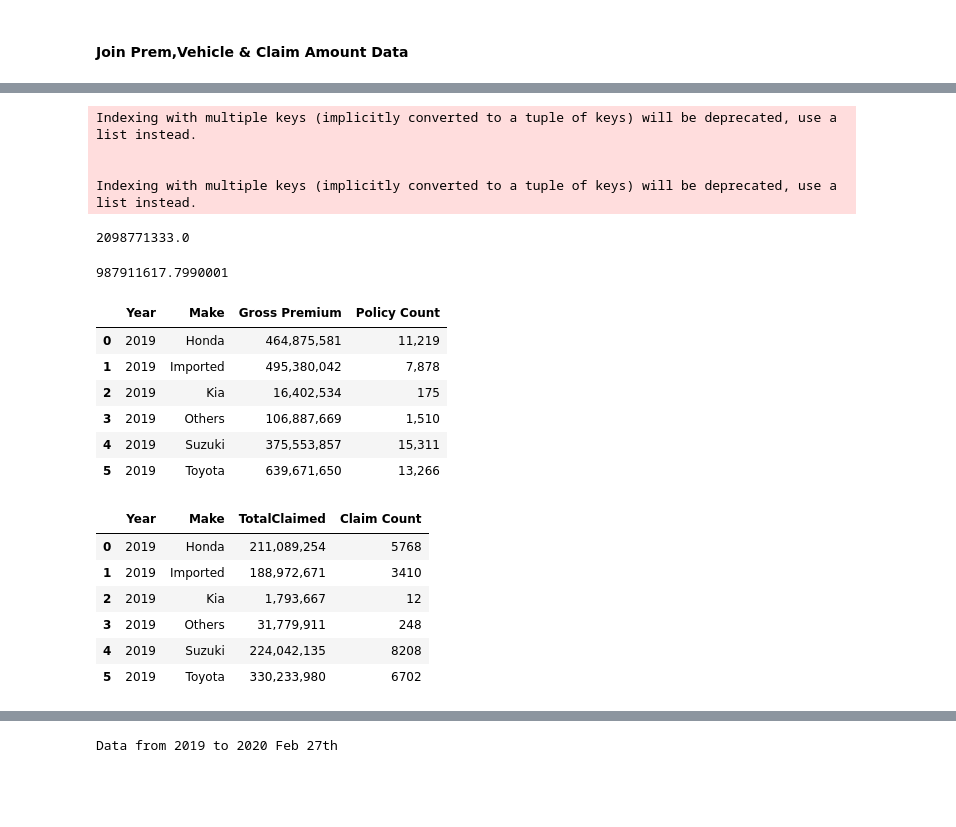
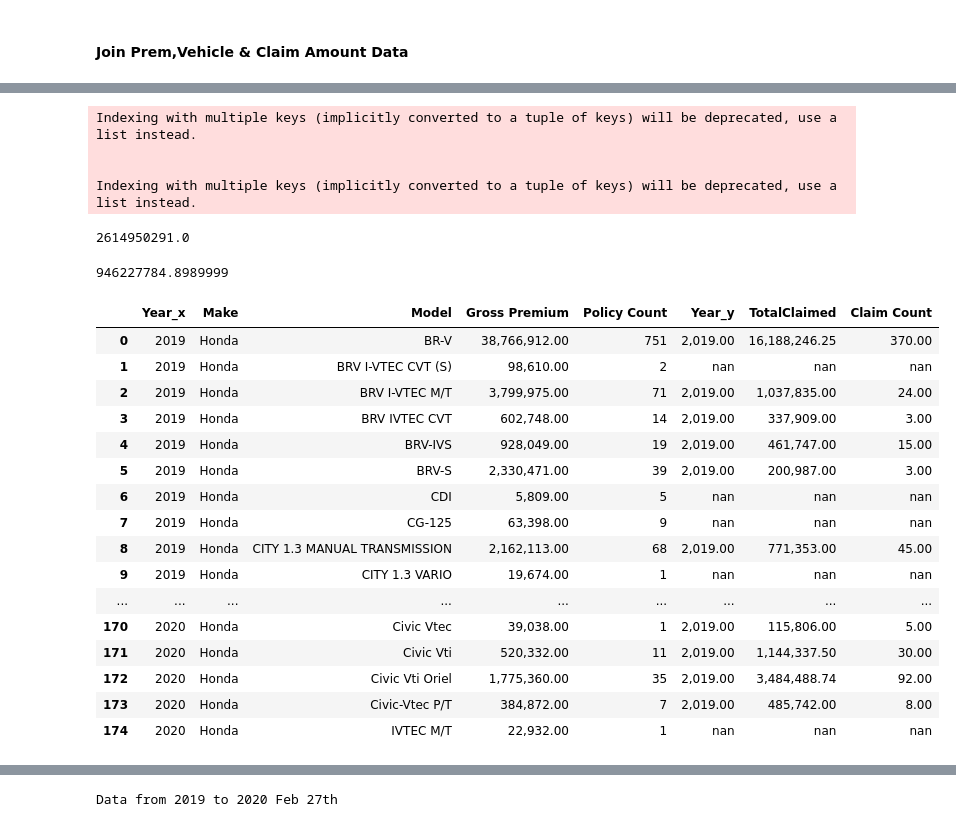
Before and after one commit to DanyalKhaliq/Machine-Learning-, a Jupyter notebook: MISLossProfile/MIS Profile Loss Report - New.ipynb, the cells around one changed output, grey strips where cells are left out. Saved outputs shown, nothing was run; the diff lists cells and outputs as text; code cells hidden in the pictures; blank space fills up the shorter version.

```diff
--- a/MISLossProfile/MIS Profile Loss Report - New.ipynb
+++ b/MISLossProfile/MIS Profile Loss Report - New.ipynb
@@ -97,7 +92,7 @@ print(start_time)
 import time
 
 start_date_2015 = ['2019-01-01']
-end_date_2015 = ['2019-12-31']
+end_date_2015 = ['2020-03-31']
 
 
 import pyodbc
@@ -449,12 +466,16 @@ df_claims[df_claims.IntimationYear == 2019].shape
 #### Join Prem,Vehicle & Claim Amount Data
 # %%
 #SalesFormNo',
-df_claims.Amount_Reserve.fillna(0,inplace=True)
-df_claims.PaidTo.fillna(0,inplace=True)
-df_claims.SalvageRecovery.fillna(0,inplace=True)
-df_claims.PaymentAmount.fillna(0,inplace=True)
-df_claims.CI_Amount.fillna(0,inplace=True)
-df_claims.CI_Percent.fillna(0,inplace=True)
+df_claims.Amount_Reserve.fillna(0,inplace=True) #AG
+df_claims.PaidTo.fillna(0,inplace=True) #AH
+
+df_claims.SalvageRecovery.fillna(0,inplace=True) # AL
+df_claims.EstSalvage.fillna(0,inplace=True)
+
+df_claims.PaymentAmount.fillna(0,inplace=True) #AN
+
+df_claims.CI_Amount.fillna(0,inplace=True) # AM
+df_claims.CI_Percent.fillna(0,inplace=True) #W
 
 df_claims.CI_Amount = (df_claims.Amount_Reserve + df_claims.PaidTo) * (df_claims.CI_Percent/100)
 
@@ -463,6 +484,7 @@ claimCols = [
              'PaidTo',
              'SalvageRecovery',
              'VehicleMake',
+    'VehicleModel',
              'ClaimTypes',
              'BusinessType',
              'BranchName',
@@ -470,13 +492,15 @@ claimCols = [
              'VehicleType',
              'CI_Amount',
              'Amount_Reserve',
-             'ClaimNo'
+             'ClaimNo',
+             'EstSalvage'
 
 ]
 
 groupbyCols = [
                'IntimationYear',
                'VehicleMake',
+    'VehicleModel',
                  'ClaimTypes',
                  'BusinessType',
                  'BranchName',
@@ -486,12 +510,12 @@ groupbyCols = [
                  'SalvageRecovery',
                  'CI_Amount',
                  'Amount_Reserve',
-                 'ClaimNo'
+                 'ClaimNo',
+                 'EstSalvage'
 
               ]
 
 #df_claims[(df_claims.IntimationYear == 2019) & (df_claims.ClaimStage != 'ClaimClose')].PaidTo.sum() - df_claims[(df_claims.IntimationYear == 2019) & (df_claims.ClaimStage != 'ClaimClose')].SalvageRecovery.sum()
-
 
 df_claims['VehicleType'] = np.where(df_claims.VehicleType == 0, 'Others', df_claims.VehicleType)
 #df_claims['VehicleMake'] = np.where(df_claims.VehicleType == 'Imported', 'Imported', df_claims.VehicleMake)
@@ -499,12 +523,14 @@ df_claims['VehicleType'] = np.where(df_claims.VehicleType == 0, 'Others', df_cla
 dfc_grp = df_claims[claimCols]#[df_claims.ClaimStage != 'ClaimClose'][claimCols]
 
 dfc_grp = dfc_grp.groupby(groupbyCols)['PaidTo'].agg(['sum','count']).reset_index()
-dfc_grp['sum'] =(dfc_grp.Amount_Reserve + dfc_grp.PaidTo - dfc_grp.CI_Amount) - dfc_grp.SalvageRecovery
+dfc_grp['sum'] = (dfc_grp.Amount_Reserve + dfc_grp.PaidTo) - (dfc_grp.SalvageRecovery + dfc_grp.EstSalvage) - dfc_grp.CI_Amount
 dfc_grp.rename(columns={'BusinessType':'VoucherType','BranchName':'SalesBranch'}, inplace=True)
 dfc_grp['ClaimTypes'] = np.where(dfc_grp.ClaimTypes.str.strip() == 'Snatch', 'Theft', dfc_grp.ClaimTypes)
 dfc_grp['ClaimTypes'] = dfc_grp['ClaimTypes'].str.strip()
 
-dfc_grp.rename(columns={'IntimationYear':'Year', 'VehicleMake':'Make', 'VehicleType': 'VehicleCategory','VoucherType':'BusinessType','LeadSource':'Channel','sum':'TotalClaimed','count':'Claim Count'}, inplace=True)
+dfc_grp['VehicleModel'] = dfc_grp.VehicleModel.str.strip()
+
+dfc_grp.rename(columns={'IntimationYear':'Year', 'VehicleMake':'Make','VehicleModel':'Model', 'VehicleType': 'VehicleCategory','VoucherType':'BusinessType','LeadSource':'Channel','sum':'TotalClaimed','count':'Claim Count'}, inplace=True)
 dfc_grp[dfc_grp.Year == 2019].TotalClaimed.sum()
 dfc_grp['Claim Count'].sum()
 dfc_grp#[dfc_grp.Year == 2019]
@@ -528,37 +554,42 @@ dfc_grp#[dfc_grp.Year == 2019]
 # %%
-tdf_prem = dfp_grp.groupby(['Year','Make'])['Gross Premium','Policy Count'].agg(['sum']).reset_index()
-tdf_claim = dfc_grp.groupby(['Year','Make'])['TotalClaimed','Claim Count'].agg(['sum']).reset_index()
+tdf_prem = dfp_grp.groupby(['Year','Make','Model'])['Gross Premium','Policy Count'].agg(['sum']).reset_index()
+tdf_claim = dfc_grp.groupby(['Year','Make','Model'])['TotalClaimed','Claim Count'].agg(['sum']).reset_index()
 
 tdf_prem.columns = tdf_prem.columns.get_level_values(0)
 tdf_claim.columns = tdf_claim.columns.get_level_values(0)
 tdf_prem['Gross Premium'].sum()
 
 tdf_claim.TotalClaimed.sum()
-tdf_prem
-tdf_claim
+#tdf_prem
+#tdf_claim
 tdf = tdf_prem.merge(tdf_claim,on=['Year','Make'],how="left")
-tdf
+#tdf
 
+tdf_prem[tdf_prem.Make == 'Honda'].merge(tdf_claim[tdf_claim.Make == 'Honda'], on=['Make','Model'],how='left')
+#tdf_prem[(tdf_prem.Make == 'Honda') & (tdf_prem.Model.str.strip() == 'BR-V')]
 # tdf_prem.dtypes
 # tdf_claim.dtypes
 # %% [output]
 Indexing with multiple keys (implicitly converted to a tuple of keys) will be deprecated, use a list instead.
 
 
 Indexing with multiple keys (implicitly converted to a tuple of keys) will be deprecated, use a list instead.
-2098771333.0
+2614950291.0
-987911617.7990001
+946227784.8989999
-|  | Year | Make | Gross Premium | Policy Count |
-| 0 | 2019 | Honda | 464,875,581 | 11,219 |
-| 1 | 2019 | Imported | 495,380,042 | 7,878 |
-| 2 | 2019 | Kia | 16,402,534 | 175 |
-| 3 | 2019 | Others | 106,887,669 | 1,510 |
-| 4 | 2019 | Suzuki | 375,553,857 | 15,311 |
-| 5 | 2019 | Toyota | 639,671,650 | 13,266 |
+|  | Year_x | Make | Model | Gross Premium | Policy Count | Year_y | TotalClaimed | Claim Count |
+| 0 | 2019 | Honda | BR-V | 38,766,912.00 | 751 | 2,019.00 | 16,188,246.25 | 370.00 |
+| 1 | 2019 | Honda | BRV I-VTEC CVT (S) | 98,610.00 | 2 | nan | nan | nan |
+| 2 | 2019 | Honda | BRV I-VTEC M/T | 3,799,975.00 | 71 | 2,019.00 | 1,037,835.00 | 24.00 |
+| 3 | 2019 | Honda | BRV IVTEC CVT | 602,748.00 | 14 | 2,019.00 | 337,909.00 | 3.00 |
+| 4 | 2019 | Honda | BRV-IVS | 928,049.00 | 19 | 2,019.00 | 461,747.00 | 15.00 |
+| 5 | 2019 | Honda | BRV-S | 2,330,471.00 | 39 | 2,019.00 | 200,987.00 | 3.00 |
+| 6 | 2019 | Honda | CDI | 5,809.00 | 5 | nan | nan | nan |
+| 7 | 2019 | Honda | CG-125 | 63,398.00 | 9 | nan | nan | nan |
+| 8 | 2019 | Honda | CITY 1.3 MANUAL TRANSMISSION | 2,162,113.00 | 68 | 2,019.00 | 771,353.00 | 45.00 |
+| 9 | 2019 | Honda | CITY 1.3 VARIO | 19,674.00 | 1 | nan | nan | nan |
+| ... | ... | ... | ... | ... | ... | ... | ... | ... |
+| 170 | 2020 | Honda | Civic Vtec | 39,038.00 | 1 | 2,019.00 | 115,806.00 | 5.00 |
+| 171 | 2020 | Honda | Civic Vti | 520,332.00 | 11 | 2,019.00 | 1,144,337.50 | 30.00 |
+| 172 | 2020 | Honda | Civic Vti Oriel | 1,775,360.00 | 35 | 2,019.00 | 3,484,488.74 | 92.00 |
+| 173 | 2020 | Honda | Civic-Vtec P/T | 384,872.00 | 7 | 2,019.00 | 485,742.00 | 8.00 |
+| 174 | 2020 | Honda | IVTEC M/T | 22,932.00 | 1 | nan | nan | nan |
-|  | Year | Make | TotalClaimed | Claim Count |
-| 0 | 2019 | Honda | 211,089,254 | 5768 |
-| 1 | 2019 | Imported | 188,972,671 | 3410 |
-| 2 | 2019 | Kia | 1,793,667 | 12 |
-| 3 | 2019 | Others | 31,779,911 | 248 |
-| 4 | 2019 | Suzuki | 224,042,135 | 8208 |
-| 5 | 2019 | Toyota | 330,233,980 | 6702 |
```
Also changed, not shown: parts of 31 cells of this notebook, 3 other files.
